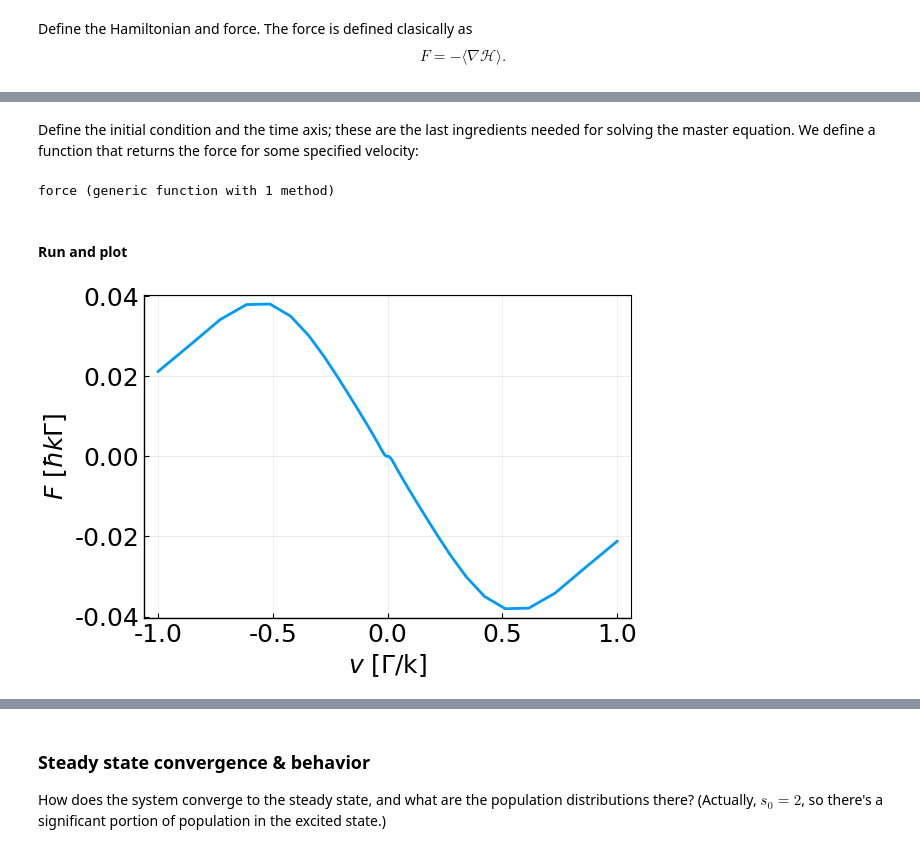
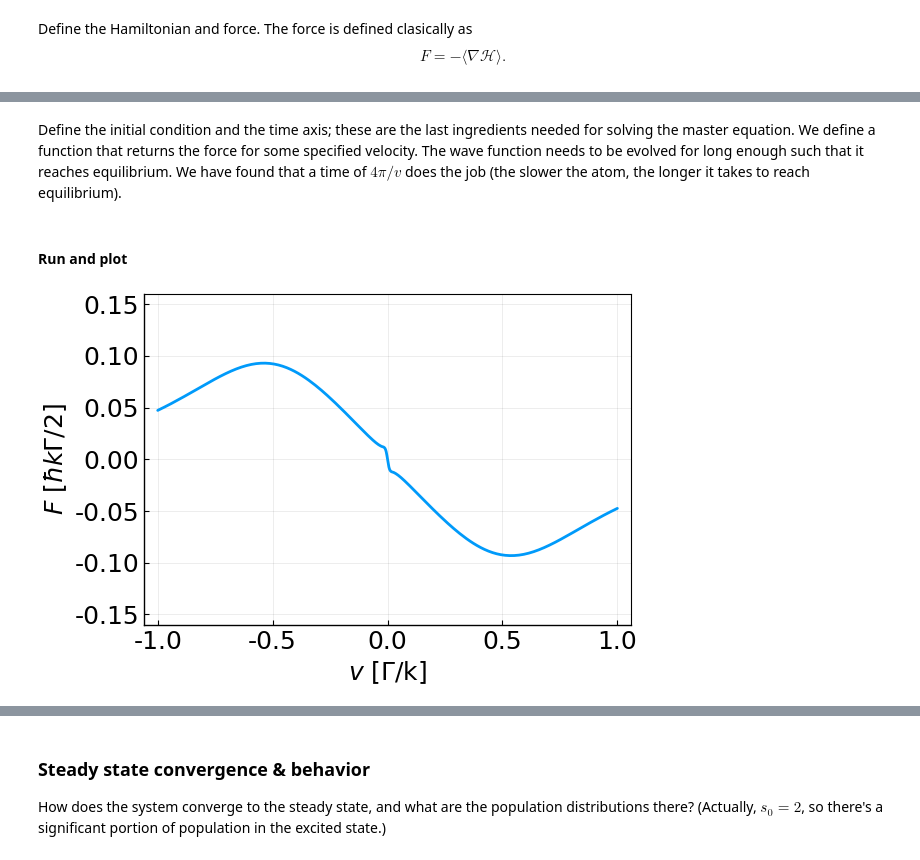
Before and after one commit to dehond/Cooling-calculations, a Jupyter notebook: Polarization-gradient-cooling-from-OBE.ipynb, the cells around one changed output, grey strips where cells are left out. Drawn from its saved outputs; the diff is of its cells as text; code cells hidden in the pictures.

Commit message:
Solved problem with decay in sigma+/sigma- notebook.

```diff
--- a/Polarization-gradient-cooling-from-OBE.ipynb
+++ b/Polarization-gradient-cooling-from-OBE.ipynb
@@ -60,29 +77,36 @@ Next define the quantum jump operators.
 πcoupling = [[[j+(2*Fg + 1) i 1. * clebschgordan(gStates[i][1], gStates[i][2], 1, 0, eStates[j][1], eStates[j][2] )] for i in [1:(2*Fg + 1);]] for j in [1:(2*Fe + 1);]];
 πcoupling = collect(Iterators.flatten(πcoupling));
 
-rate = [];
 L = [];
-for coupling in [σmincoupling; σpluscoupling; πcoupling]
-    if coupling[3] > 0.
-        append!(rate, coupling[3]);
-        L = vcat(L, SparseOperator(sbasis, sparse([coupling[2]], [coupling[1]], complex([1.]), nStates, nStates)))
-    end
+
+# Loop over all excited states, and find paths down
+for couplings in (σmincoupling, σpluscoupling, πcoupling)
+    cpls = vcat(couplings...);
+
+    # Combine all decays with a particular polarization into one jump operator (select nonzero elements)
+    cpls = cpls[ cpls[:, 3] .> 0., : ]
+
+    # Construct the jump operator describing that decay
+    L = vcat(L, SparseOperator(sbasis, sparse(cpls[:, 2], cpls[:, 1], complex(cpls[:, 3]), nStates, nStates)));
 end
 
-rate = float.(rate)
+rate = ones(3);
 Ldagger = dagger.(L);
 # %% [markdown]
-Define the initial condition and the time axis; these are the last ingredients needed for solving the master equation. We define a function that returns the force for some specified velocity:
+Define the initial condition and the time axis; these are the last ingredients needed for solving the master equation. We define a function that returns the force for some specified velocity. The wave function needs to be evolved for long enough such that it reaches equilibrium. We have found that a time of $4\pi/v$ does the job (the slower the atom, the longer it takes to reach equilibrium).
 # %%
 ψ₀ = Ket(sbasis, [2; 3; 2; zeros(nStates - 3)]/sqrt(17));
-T = [0:0.01:500;]
+mintime = 500;
+maxtime = 50000;
 
 function force(v)
+    Tₘ = 4*π / abs(v);
+    Tₘ = max(mintime, min(maxtime, Tₘ));
+    T = [0 : 0.1 : Tₘ;];
     Hₜ = (t, ρ) -> (H(v * t), L, Ldagger);
     tout, ρₜ = timeevolution.master_dynamic(T, ψ₀, Hₜ; rates = rate);
-    return real(expect(F(tout[end] * v), ρₜ[end]))
-end
+    Fexpect = real(expect.(F.(tout * v), ρₜ))
+    return Fexpect[end];
+end;
-# %% [output]
-force (generic function with 1 method)
 # %% [markdown]
 #### Run and plot
@@ -92,15 +113,19 @@ forces = force.(vs);
+# %%
+vmin = 4*π / maxtime;         # The lowest velocity we can use such that the evolution converges within maxtime
+vs = ([-1:0.01:1;].^3);      # Set up such that we sample a little denser around v = 0
+vs = vs[ abs.(vs) .> vmin];    # Remove the velocities for which we do not run the evolution long enough
+forces = force.(vs);
 # %%
-plot(vs, forces,
+plot(vs, 2*forces,
     width = 2,
-#    xlims = (-0.02, 0.02),
-#    ylims = (-0.001, 0.001),
+    ylims = (-0.16, 0.16),
     xlabel = L"$v$ [$\Gamma$/k]",
-    ylabel = L"$F$ [$\hbar k\Gamma$]",
+    ylabel = L"$F$ [$\hbar k\Gamma / 2$]",
     frame = true,
     xtickfont = font(15),
     ytickfont = font(15),
     xaxis = font(18),
     yaxis = font(18),
     label = "")
 # %% [output]
-[figure, old version]
+[figure, new version]
```
Also changed, not shown: parts of 17 cells of this notebook, 2 other files.
